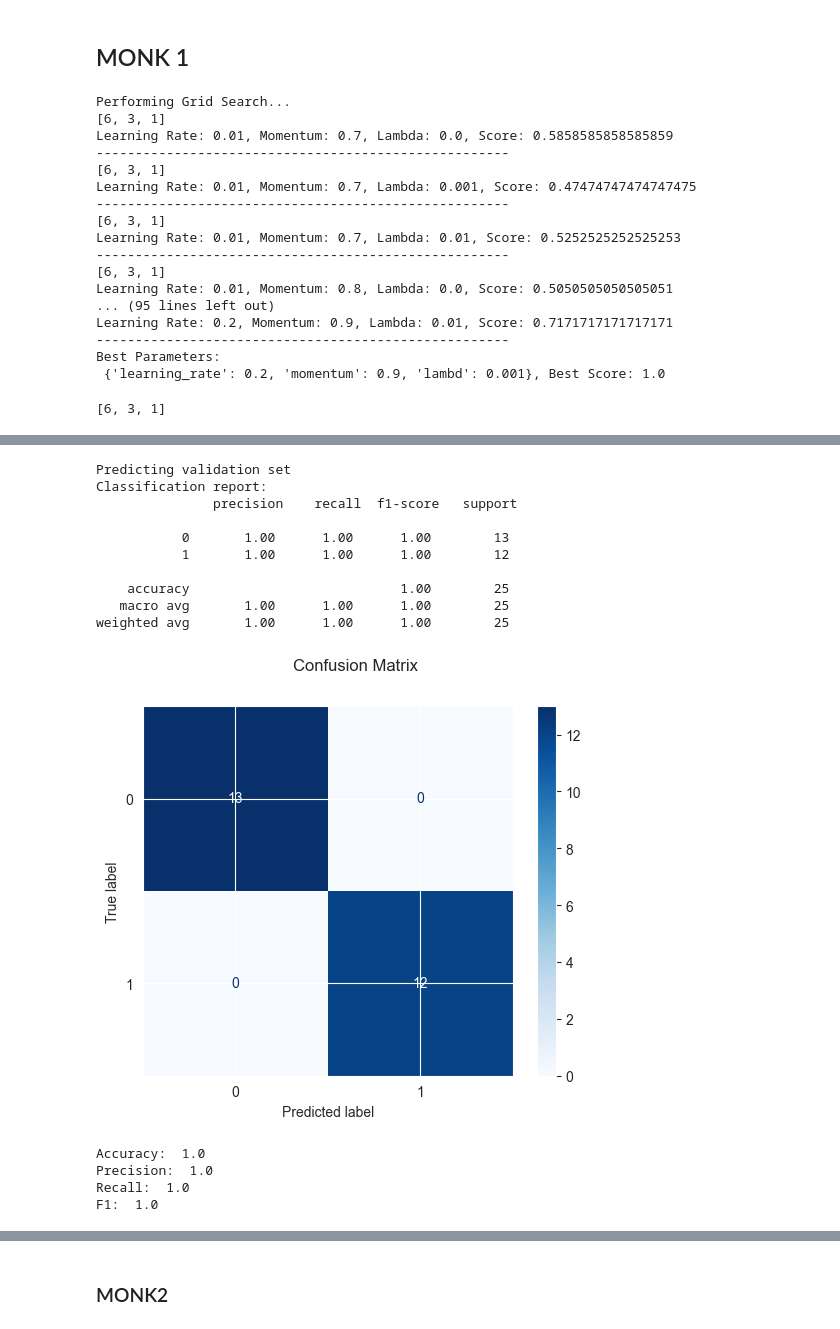
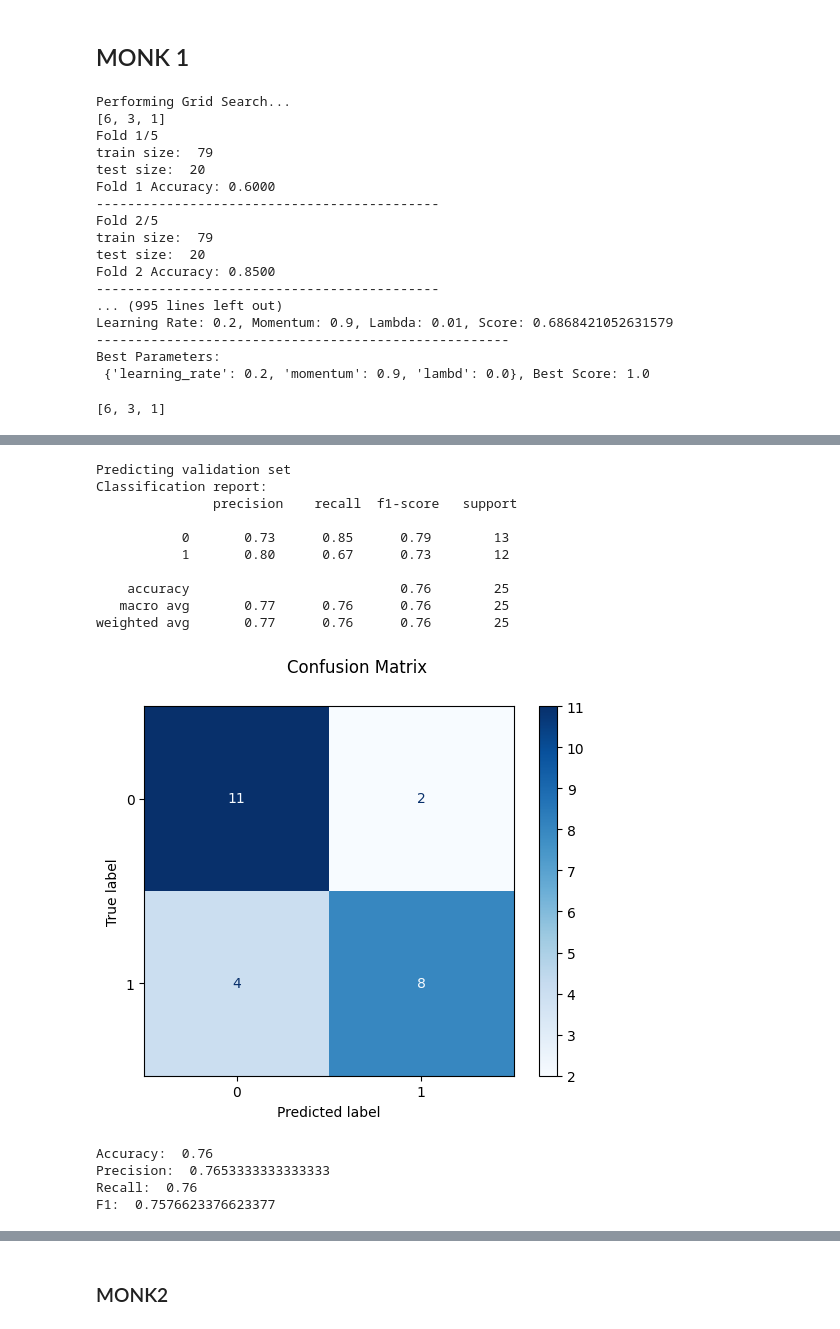
Before and after one commit to mary-alrayes/ml_project, a Jupyter notebook: ml_project.ipynb, the cells around one changed output, grey strips where cells are left out. Drawn from its saved outputs; the diff is of its cells as text; code cells hidden in the pictures.

```diff
--- a/ml_project.ipynb
+++ b/ml_project.ipynb
@@ -844,9 +793,9 @@ svm_classifier = svm.SVC(kernel="sigmoid", C=12, gamma=0.01)
 # svm_classifier = svm.SVC(kernel="rbf", C=100, gamma=0.001)
 
 # Train the classifier with cross validation
-mean_score,scores=custom_cross_validation(svm_classifier,monk1_train_X, monk1_train_Y)
-print('Mean score cross validation: ',mean_score)
-print('Scores cross validation: ',scores)
+mean_accuracy,accuracies=custom_cross_validation(svm_classifier,monk1_train_X, monk1_train_Y)
+print('Mean accuracy cross validation: ',mean_accuracy)
+print('Accuracies cross validation: ',accuracies)
 
 monk1_validation_svm_predicted = svm_classifier.predict(monk1_validation_X)
 
@@ -967,7 +845,7 @@ class Search:
         self.scoring_function = scoring_function
         self.activation_type = activation_type
 
-## add the patience
+
     def grid_search(self, X, y, epoch=100, neurons=[1]):
         best_score = -float("inf")
         best_params = None
@@ -988,12 +866,14 @@ class Search:
                     )
 
                     # Train the model
-                    model.fit(X, y, epochs=epoch)
+                    mean_accuracy,accuracies=custom_cross_validation(model,X, y,epoch= epoch)
+                    # model.fit(X, y, epochs=epoch)
 
                     # Evaluate the model
-                    score = self.scoring_function(
-                        model, X, y
-                    )  # Pass the dynamically created model
+                    # score = self.scoring_function(
+                    #     model, X, y
+                    # )  # Pass the dynamically created model
+                    score=mean_accuracy
                     print(
                         f"Learning Rate: {learning_rate}, Momentum: {momentum}, Lambda: {lambd}, Score: {score}"
                     )
@@ -1048,12 +928,12 @@ class Search:
                     )
 
                     # Train the model with cross validation
-                    #mean_score,scores=custom_cross_validation(model,monk1_train_X, monk1_train_Y,epoch= epoch)
-                    model.fit(X, y, epochs=epoch)
+                    mean_accuracy,accuracies=custom_cross_validation(model,X, y,epoch= epoch)
+                    # model.fit(X, y, epochs=epoch)
 
                     # Evaluate the model
                     # score = self.scoring_function(model, X, y)
-                    score=mean_score
+                    score=mean_accuracy
                     print(
                         f"Learning Rate: {learning_rate}, Momentum: {momentum}, Lambda: {lambd}, Score: {score}"
                     )
@@ -1224,7 +1104,7 @@ class CustomNeuralNetwork:
     """Train the neural network."""
     def fit(self, X, y, epochs=1000):
         # to store the loss for each epoch
-        history = {'loss': [], 'train_acc': [], 'epoch': []}
+        history = {'train_loss': [], 'train_acc': [], 'epoch': []}
 
         for epoch in range(epochs):
             self.forward(X)
@@ -1237,7 +1117,7 @@ class CustomNeuralNetwork:
                 train_predictions = (self.afterActivationOutput[-1] > 0.5).astype(int)
                 train_acc = np.mean(train_predictions == y)
                 # Store loss and training accuracy
-                history['loss'].append(loss)
+                history['train_loss'].append(loss)
                 history['train_acc'].append(train_acc)
                 history['epoch'].append(epoch)
         return history
@@ -1319,21 +1199,21 @@ print(f"Best Parameters:\n {best_params}, Best Score: {best_score}")
 # %% [output]
 Performing Grid Search...
 [6, 3, 1]
-Learning Rate: 0.01, Momentum: 0.7, Lambda: 0.0, Score: 0.5858585858585859
------------------------------------------------------
-[6, 3, 1]
-Learning Rate: 0.01, Momentum: 0.7, Lambda: 0.001, Score: 0.47474747474747475
------------------------------------------------------
-[6, 3, 1]
-Learning Rate: 0.01, Momentum: 0.7, Lambda: 0.01, Score: 0.5252525252525253
------------------------------------------------------
-[6, 3, 1]
-Learning Rate: 0.01, Momentum: 0.8, Lambda: 0.0, Score: 0.5050505050505051
-... (95 lines left out)
-Learning Rate: 0.2, Momentum: 0.9, Lambda: 0.01, Score: 0.7171717171717171
+Fold 1/5
+train size:  79
+test size:  20
+Fold 1 Accuracy: 0.6000
+--------------------------------------------
+Fold 2/5
+train size:  79
+test size:  20
+Fold 2 Accuracy: 0.8500
+--------------------------------------------
+... (995 lines left out)
+Learning Rate: 0.2, Momentum: 0.9, Lambda: 0.01, Score: 0.6868421052631579
 -----------------------------------------------------
 Best Parameters:
- {'learning_rate': 0.2, 'momentum': 0.9, 'lambd': 0.001}, Best Score: 1.0
+ {'learning_rate': 0.2, 'momentum': 0.9, 'lambd': 0.0}, Best Score: 1.0
 # %%
 
 # Define the network with dynamic hidden layers
@@ -1355,7 +1235,7 @@ history = nn1.fit(X, y, epochs=500)
 plt.figure()
 
 # Plot Training Loss
-plt.plot(history['epoch'], history['loss'], label='Training Loss', color='blue', linestyle='-')
+plt.plot(history['epoch'], history['train_loss'], label='Training Loss', color='blue', linestyle='-')
 
 # Plot Training Accuracy
 plt.plot(history['epoch'], history['train_acc'], label='Training Accuracy', color='orange', linestyle='--')
@@ -1380,18 +1260,18 @@ customClassificationReport(monk1_validation_Y, monk1_validation_nn_predictions)
 Predicting validation set
 Classification report:
                precision    recall  f1-score   support
 
-           0       1.00      1.00      1.00        13
-           1       1.00      1.00      1.00        12
+           0       0.73      0.85      0.79        13
+           1       0.80      0.67      0.73        12
 
-    accuracy                           1.00        25
-   macro avg       1.00      1.00      1.00        25
-weighted avg       1.00      1.00      1.00        25
+    accuracy                           0.76        25
+   macro avg       0.77      0.76      0.76        25
+weighted avg       0.77      0.76      0.76        25
-[figure, old version]
+[figure, new version]
-Accuracy:  1.0
-Precision:  1.0
-Recall:  1.0
-F1:  1.0
+Accuracy:  0.76
+Precision:  0.7653333333333333
+Recall:  0.76
+F1:  0.7576623376623377
 # %%
 # Comparison of the actual results with the predicted results
 print("-----------------------------------------------------------------------")
```
Also changed, not shown: parts of 37 cells of this notebook.
